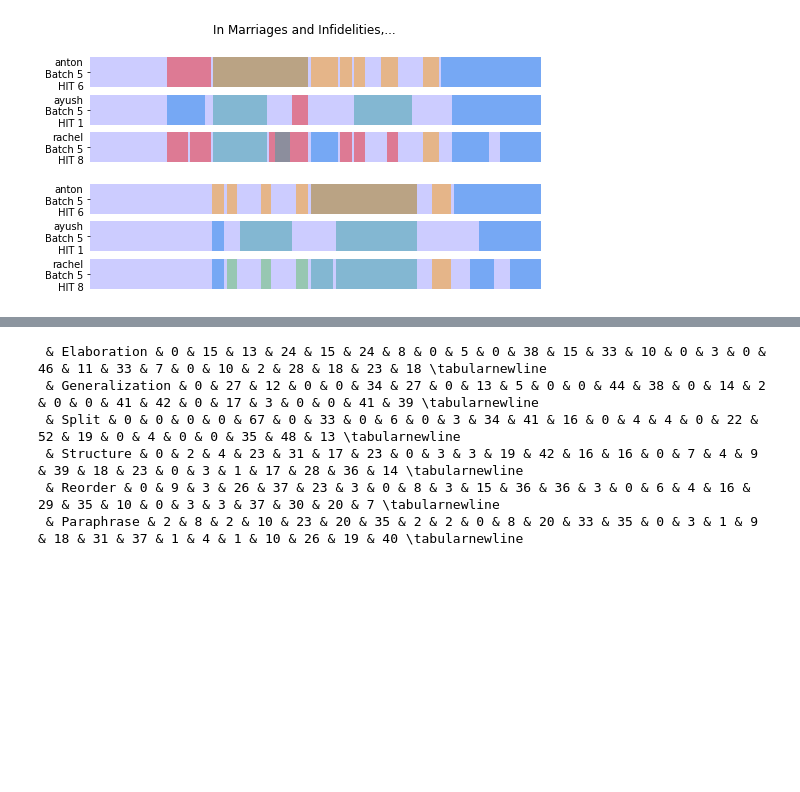
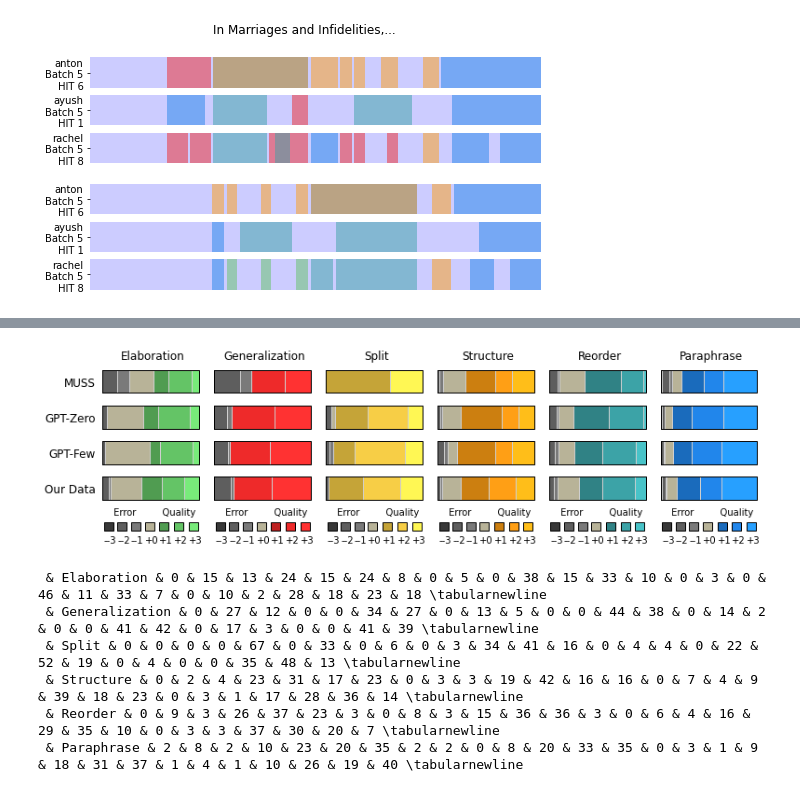
Before and after one commit to Yao-Dou/ts-annotation-tool, a Jupyter notebook: data/analysis/analysis.ipynb, the cells around one changed output, grey strips where cells are left out. Saved outputs shown, nothing was run; the diff lists cells and outputs as text; code cells hidden in the pictures; blank space fills up the shorter version.

```diff
--- a/data/analysis/analysis.ipynb
+++ b/data/analysis/analysis.ipynb
@@ -548 +173,5 @@ total = sum(sel['quality'].values()) + sum(sel['quality'].values())
+# %%
+edit_ratings_barh(data)
+# %% [output]
+[figure, added]
 # %%
```
Also changed, not shown: parts of 51 cells of this notebook, 10 other files.
